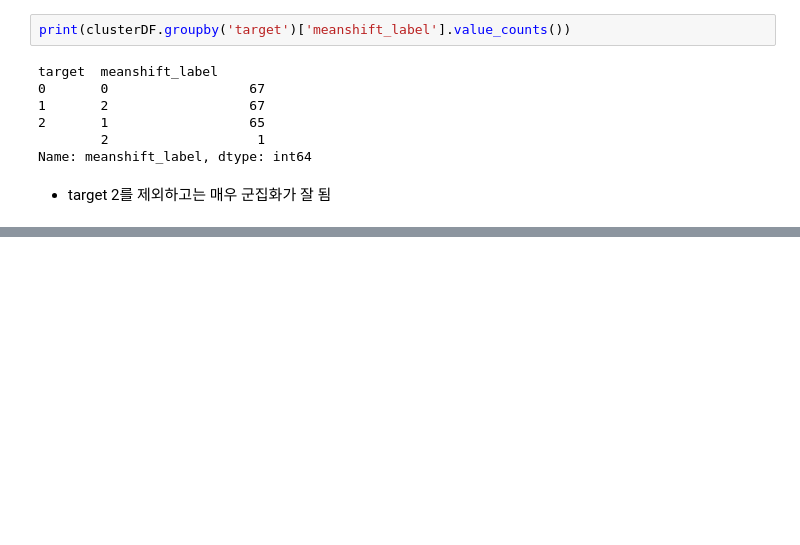
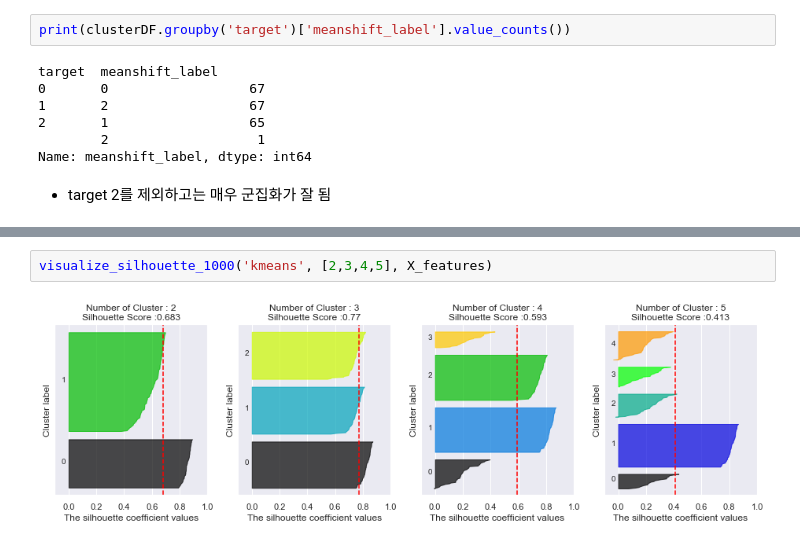
Before and after one commit to chuni90/PerfectGuide, a Jupyter notebook: 7장/7-3 Mean_Shift.ipynb, the cells around one changed output, grey strips where cells are left out. Cells and saved outputs as stored; diff of their text form; blank space fills up the shorter version.

```diff
--- a/7장/7-3 Mean_Shift.ipynb
+++ b/7장/7-3 Mean_Shift.ipynb
@@ -190,0 +422,4 @@ Name: meanshift_label, dtype: int64
+# %%
+visualize_silhouette_1000('kmeans', [2,3,4,5], X_features)
+# %% [output]
+[figure, added]
```
Also changed, not shown: parts of 10 cells of this notebook, 5 other files.
